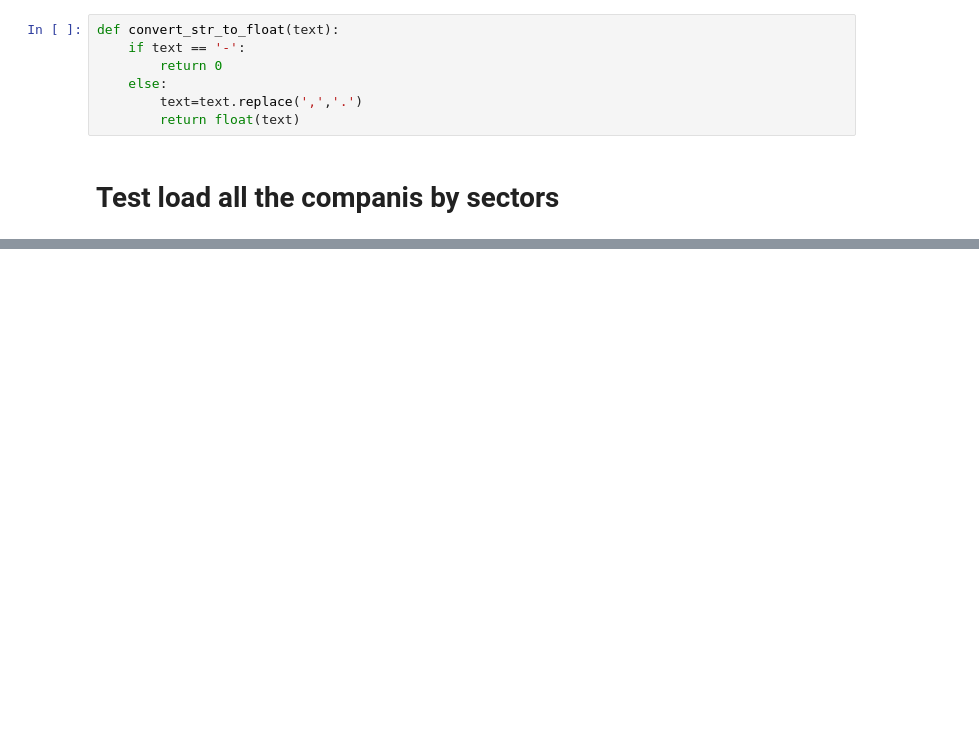
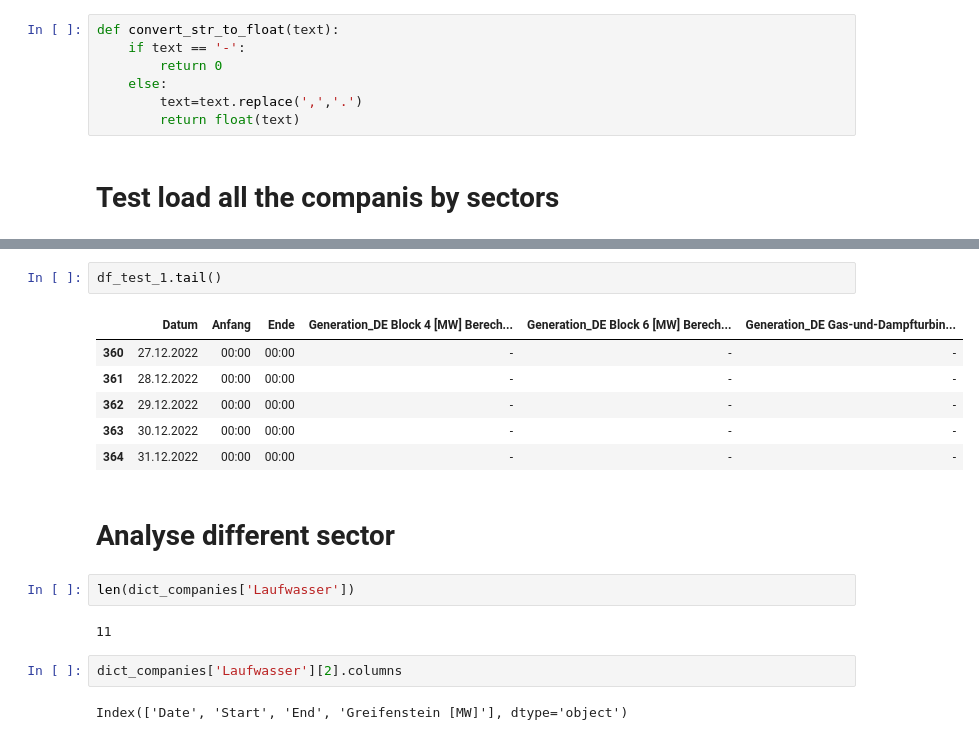
Before and after one commit to Arassc/energy-analysis-and-predictions, a Jupyter notebook: notebooks/power_data_test.ipynb, the cells around one changed output, grey strips where cells are left out. Drawn from its saved outputs; the diff is of its cells as text; blank space fills up the shorter version.

```diff
--- a/notebooks/power_data_test.ipynb
+++ b/notebooks/power_data_test.ipynb
@@ -387,0 +550,19 @@ comp
+# %%
+df_test_1.tail()
+# %% [output]
+|  | Datum | Anfang | Ende | Generation_DE Block 4 [MW] Berech... | Generation_DE Block 6 [MW] Berech... | Generation_DE Gas-und-Dampfturbin... |
+| 360 | 27.12.2022 | 00:00 | 00:00 | - | - | - |
+| 361 | 28.12.2022 | 00:00 | 00:00 | - | - | - |
+| 362 | 29.12.2022 | 00:00 | 00:00 | - | - | - |
+| 363 | 30.12.2022 | 00:00 | 00:00 | - | - | - |
+| 364 | 31.12.2022 | 00:00 | 00:00 | - | - | - |
+# %% [markdown]
+# Analyse different sector
+# %%
+len(dict_companies['Laufwasser'])
+# %% [output]
+11
+# %%
+dict_companies['Laufwasser'][2].columns
+# %% [output]
+Index(['Date', 'Start', 'End', 'Greifenstein [MW]'], dtype='object')
```
Also changed, not shown: parts of 25 cells of this notebook, 2 other files.
